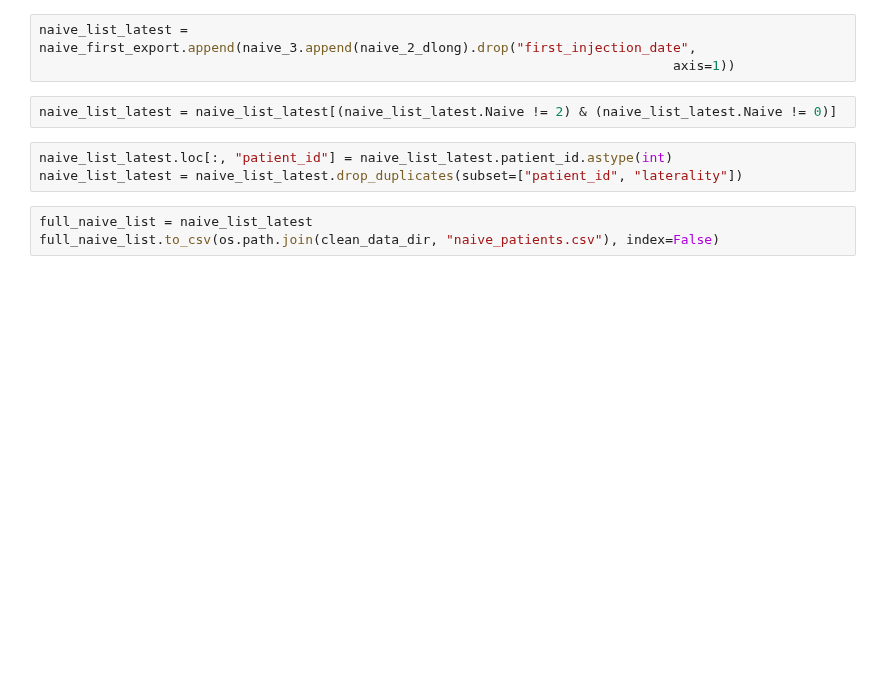
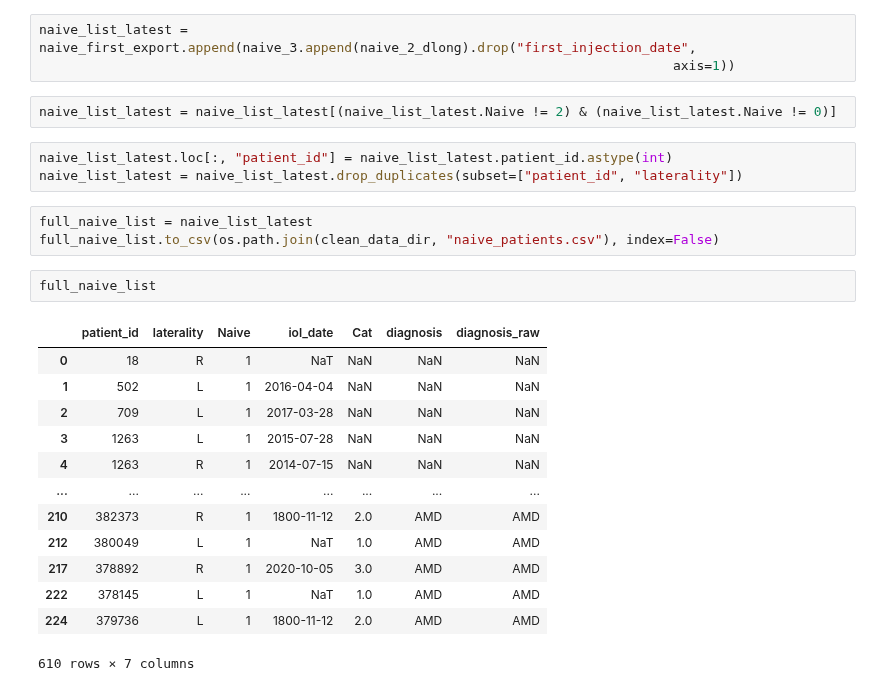
Before and after one commit to theislab/LODE, a Jupyter notebook: eye_clinic_general/dwh_tables_preprocessing/Preprocessing_05Longitudinal_Naive_records.ipynb, the cells around one changed output. Drawn from its saved outputs; the diff is of its cells as text; blank space fills up the shorter version.

```diff
--- a/eye_clinic_general/dwh_tables_preprocessing/Preprocessing_05Longitudinal_Naive_records.ipynb
+++ b/eye_clinic_general/dwh_tables_preprocessing/Preprocessing_05Longitudinal_Naive_records.ipynb
@@ -308,3 +252,19 @@ naive_list_latest = naive_list_latest.drop_duplicates(subset=["patient_id", "lat
 # %%
 full_naive_list = naive_list_latest
 full_naive_list.to_csv(os.path.join(clean_data_dir, "naive_patients.csv"), index=False)
+# %%
+full_naive_list
+# %% [output]
+|  | patient_id | laterality | Naive | iol_date | Cat | diagnosis | diagnosis_raw |
+| 0 | 18 | R | 1 | NaT | NaN | NaN | NaN |
+| 1 | 502 | L | 1 | 2016-04-04 | NaN | NaN | NaN |
+| 2 | 709 | L | 1 | 2017-03-28 | NaN | NaN | NaN |
+| 3 | 1263 | L | 1 | 2015-07-28 | NaN | NaN | NaN |
+| 4 | 1263 | R | 1 | 2014-07-15 | NaN | NaN | NaN |
+| ... | ... | ... | ... | ... | ... | ... | ... |
+| 210 | 382373 | R | 1 | 1800-11-12 | 2.0 | AMD | AMD |
+| 212 | 380049 | L | 1 | NaT | 1.0 | AMD | AMD |
+| 217 | 378892 | R | 1 | 2020-10-05 | 3.0 | AMD | AMD |
+| 222 | 378145 | L | 1 | NaT | 1.0 | AMD | AMD |
+| 224 | 379736 | L | 1 | 1800-11-12 | 2.0 | AMD | AMD |
+610 rows × 7 columns
```
Also changed, not shown: parts of 8 cells of this notebook, 3 other files.
